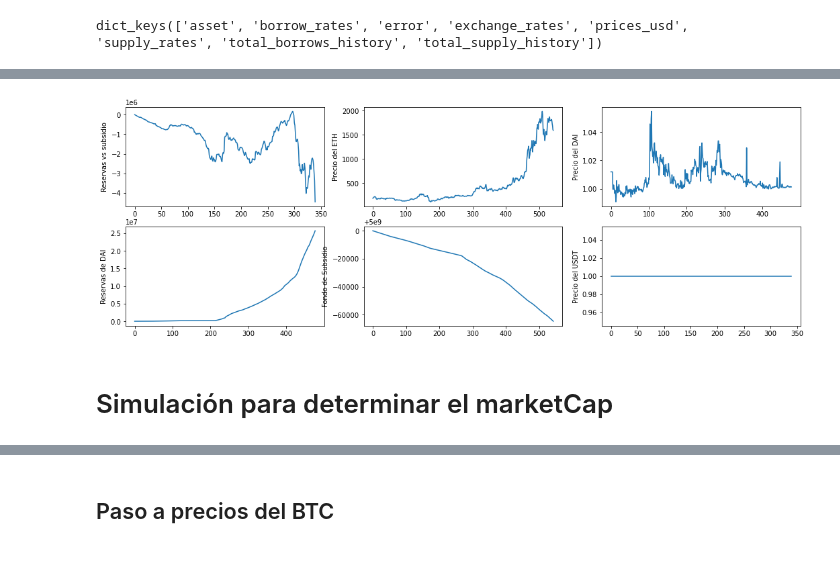
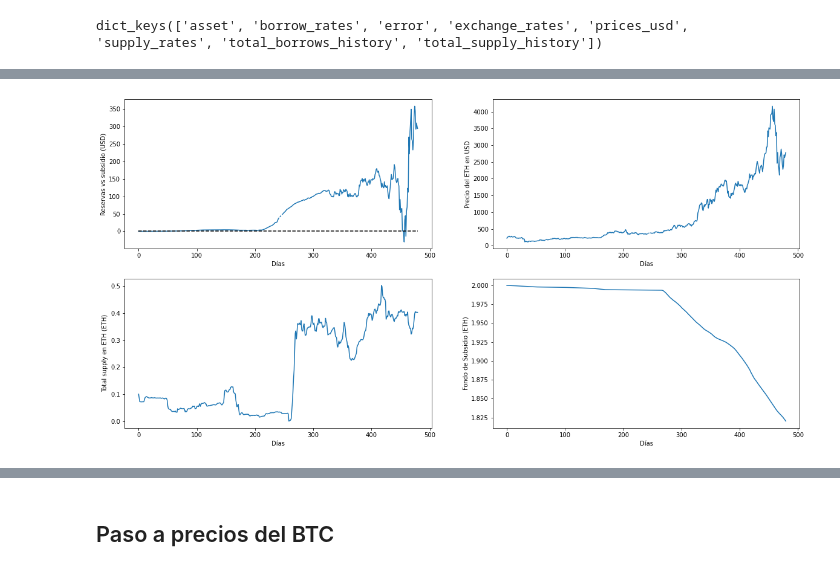
Before and after one commit to TruStartUp/tropyco-simulation, a Jupyter notebook: Modelo Hurricane/Simulación de Hurricane con los datos históricos de compound.ipynb, the cells around one changed output, grey strips where cells are left out. Cells and saved outputs as stored; diff of their text form; code cells hidden in the pictures.

Commit message:
Versión final de la simulación para determinar el marketCap partiendo de los datos de Compound

```diff
--- a/Modelo Hurricane/Simulación de Hurricane con los datos históricos de compound.ipynb
+++ b/Modelo Hurricane/Simulación de Hurricane con los datos históricos de compound.ipynb
@@ -27,10 +27,11 @@ cDAI = '0x5d3a536e4d6dbd6114cc1ead35777bab948e3643'
 cUSDC = '0x39aa39c021dfbae8fac545936693ac917d5e7563'
 cBAT = '0x6c8c6b02e7b2be14d4fa6022dfd6d75921d90e4e'
 cUSDT = '0xf650c3d88d12db855b8bf7d11be6c55a4e07dcc9'
+cBTC = '0xc11b1268c1a384e55c48c2391d8d480264a3a7f4'
 
 #Time Frame
 startT='19-10-01 00:00:00'
-endT='21-03-27 00:00:00'
+endT='21-03-30 00:00:00'
 startT=datetime.strptime(startT, '%y-%m-%d %H:%M:%S')
 endT=datetime.strptime(endT, '%y-%m-%d %H:%M:%S')
 
@@ -709,36 +839,55 @@ plt.show()
 # %%
-figsize(18,6)
+if variosMercados == True:
+    earnings = []
+    for r in range(lenData):
+        earnings.append(TRD[r]*PRD[r] + TRU[r]*PRU[r] - (subsidyN[0]-subsidyN[r])*PR[r])
 
-earnings = []
-for r in range(len(TRU)):
-    earnings.append(TRD[r]*PRD[r] + TRU[r]*PRU[r]-(subsidy[0]-subsidy[r])*PR[r])
+    figsize(20,4)
 
-plt.subplot(2,3,1)
-plt.plot(earnings)
-plt.ylabel("Reservas vs subsidio")
+    plt.subplot(1,3,1)
+    plt.plot(earnings)
+    plt.ylabel("Reservas vs subsidio (USD)")
+    plt.xlabel("Días")
 
-plt.subplot(2,3,2)
-plt.plot(PR)
-plt.ylabel("Precio del ETH")
+    plt.subplot(1,3,2)
+    plt.plot(PR)
+    plt.ylabel("Precio del ETH en USD")
+    plt.xlabel("Días")
 
-plt.subplot(2,3,3)
-plt.plot(PRD)
-plt.ylabel("Precio del DAI")
+    plt.subplot(1,3,3)
+    plt.plot(TSN)
+    plt.ylabel("Total supply en ETH (ETH)")
+    plt.xlabel("Días")
 
-plt.subplot(2,3,4)
-plt.plot(TRD)
-plt.ylabel("Reservas de DAI")
+    plt.show()
+else:
+    earnings = []
+    for r in range(lenData):
+        earnings.append(TRD[r]*PRD[r]*markets - (subsidyN[0]-subsidyN[r])*PR[r])
 
-plt.subplot(2,3,5)
-plt.plot(subsidy)
-plt.ylabel("Fondo de Subsidio")
+    figsize(20,10)
 
-plt.subplot(2,3,6)
-plt.plot(PRU)
-plt.ylabel("Precio del USDT")
+    plt.subplot(2,2,1)
+    plt.plot(earnings)
+    plt.plot(tTR,"k--")
+    plt.ylabel("Reservas vs subsidio (USD)")
+    plt.xlabel("Días")
 
-plt.show()
+    plt.subplot(2,2,2)
+    plt.plot(PR)
+    plt.ylabel("Precio del ETH en USD")
+    plt.xlabel("Días")
+
+    plt.subplot(2,2,3)
+    plt.plot(TSN)
+    plt.ylabel("Total supply en ETH (ETH)")
+    plt.xlabel("Días")
+
+    plt.subplot(2,2,4)
+    plt.plot(subsidyN)
+    plt.ylabel("Fondo de Subsidio (ETH)")
+    plt.xlabel("Días")
+
+    plt.show()
 # %% [output]
-[figure, old version]
+[figure, new version]
-# %% [markdown]
-# Simulación para determinar el marketCap
```
Also changed, not shown: parts of 43 cells of this notebook, 1 other file.
